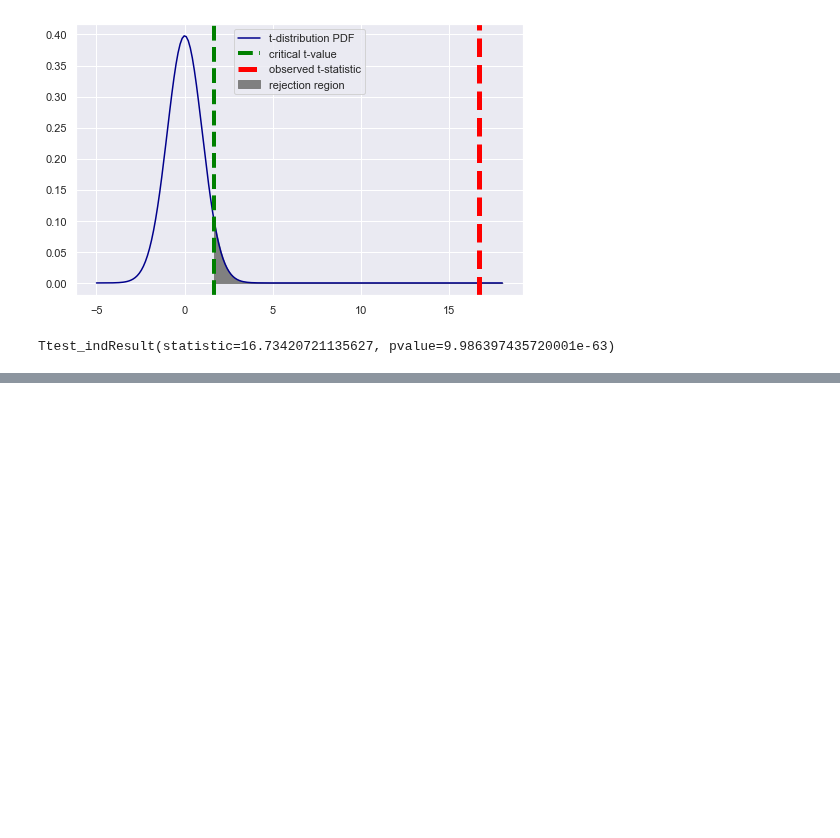
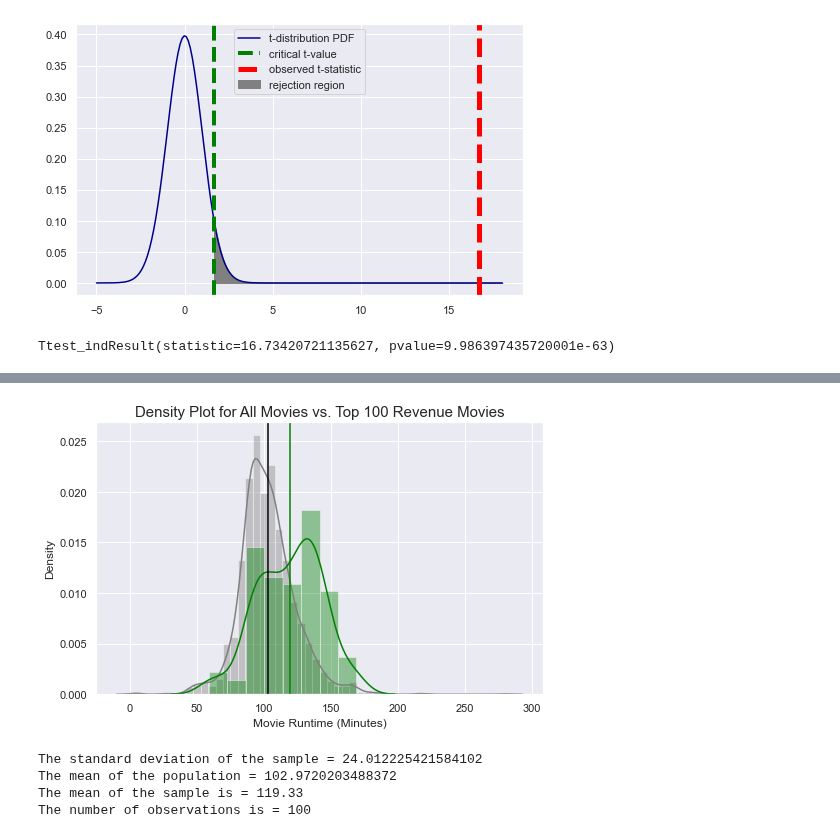
Before and after one commit to reboyce/Gilbert-Team-Repo, a Jupyter notebook: Notebooks/Reece's Notebook.ipynb, the cells around one changed output, grey strips where cells are left out. Saved outputs shown, nothing was run; the diff lists cells and outputs as text; code cells hidden in the pictures; blank space fills up the shorter version.

```diff
--- a/Notebooks/Reece's Notebook.ipynb
+++ b/Notebooks/Reece's Notebook.ipynb
@@ -459,0 +504,2 @@ Ttest_indResult(statistic=16.73420721135627, pvalue=9.986397435720001e-63)
+# %%
+second_suggestion.dropna(axis=0, inplace=True)
@@ -459,0 +538,5 @@ Ttest_indResult(statistic=16.73420721135627, pvalue=9.986397435720001e-63)
+# %%
+top_100_rev = second_suggestion.sort_values(by='net_revenue',axis=0, ascending=False).iloc[:100]
+# %%
+top_100_runtime = top_100_rev['runtime_minutes']
+top_100_runtime
@@ -459,0 +556,29 @@ Ttest_indResult(statistic=16.73420721135627, pvalue=9.986397435720001e-63)
+# %%
+rev_movies = second_suggestion['runtime_minutes']
+# %%
+labels = rev_movies
+sns.distplot(rev_movies, color='Grey')
+sns.distplot(top_100_runtime, color='Green')
+plt.xlabel("Movie Runtime (Minutes)", size=12)
+plt.title("Density Plot for All Movies vs. Top 100 Revenue Movies", size=15)
+plt.axvline(x=top_100_runtime.mean(), color='Green')
+plt.axvline(x=rev_movies.mean(), color='Black')
+ax.legend();
+# %% [output]
+[figure, added]
+# %%
+sd = np.std(top_100_runtime, ddof=1)
+mu = rev_movies.mean()
+x_bar = top_100_runtime.mean()
+n = 100
+df = 99
+alpha= 0.05
+print('The standard deviation of the sample =', sd)
+print('The mean of the population =', mu)
+print('The mean of the sample is =', x_bar)
+print('The number of observations is =', n)
+# %% [output]
+The standard deviation of the sample = 24.012225421584102
+The mean of the population = 102.9720203488372
+The mean of the sample is = 119.33
+The number of observations is = 100
```
Also changed, not shown: parts of 18 cells of this notebook.
